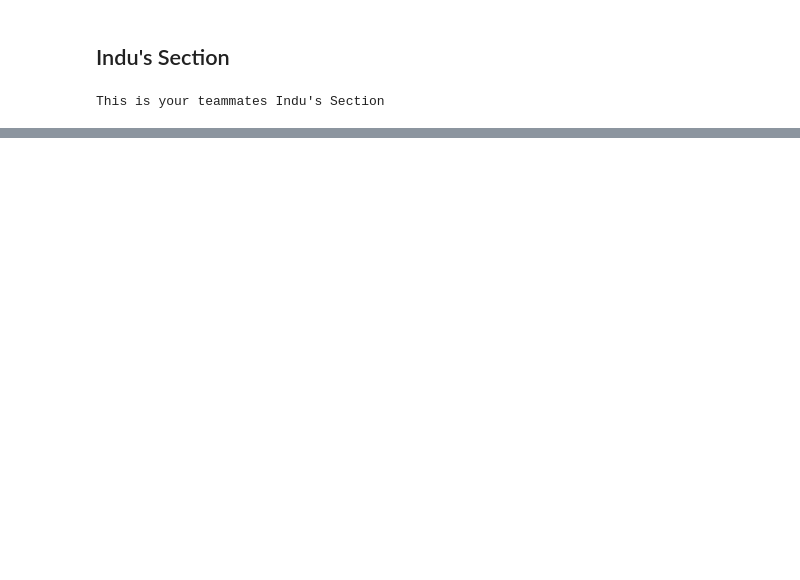
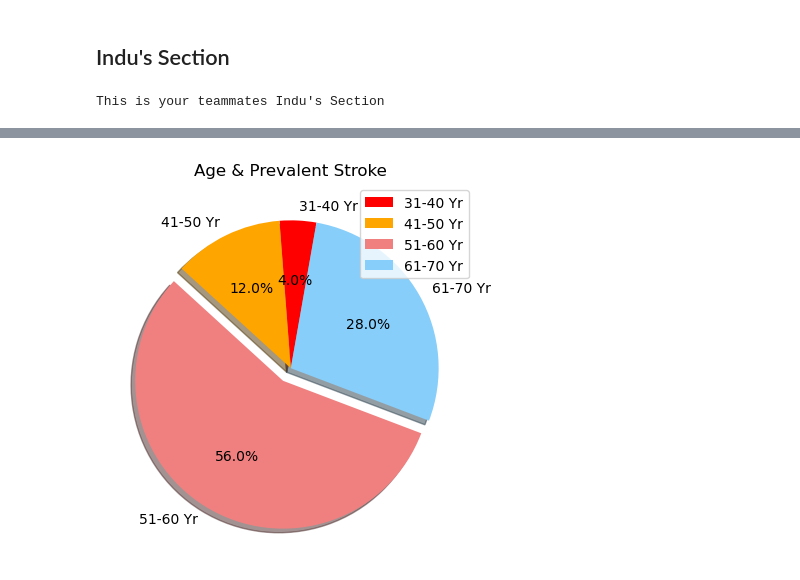
Before and after one commit to myhre062/heart-disease-analysis, a Jupyter notebook: heart-disease-data-analysis.ipynb, the cells around one changed output, grey strips where cells are left out. Saved outputs shown, nothing was run; the diff lists cells and outputs as text; code cells hidden in the pictures; blank space fills up the shorter version.

```diff
--- a/heart-disease-data-analysis.ipynb
+++ b/heart-disease-data-analysis.ipynb
@@ -217,0 +338,25 @@ This is your teammates Tianyue's Section
+# %%
+# pie chart for impact of age on Stroke
+# and TenYearCHD
+
+# Labels for the sections of our pie chart
+labels = ["31-40 Yr", "41-50 Yr", "51-60 Yr", "61-70 Yr"]
+
+# The values of each section of the pie chart
+sizes = age_group_df.prevalentStroke
+
+# The colors of each section of the pie chart
+colors = ["red", "orange", "lightcoral", "lightskyblue"]
+
+# Tells matplotlib to separate the "51-60 yr" section from the others
+explode = (0, 0, 0.1, 0)
+
+# Creates the pie chart based upon the values above
+# Automatically finds the percentages of each part of the pie chart
+plt.pie(sizes, explode=explode, labels=labels, colors=colors,
+        autopct="%1.1f%%", shadow=True, startangle=80)
+plt.title("Age & Prevalent Stroke")
+plt.legend()
+plt.show()
+# %% [output]
+[figure, added]
```
Also changed, not shown: parts of 17 cells of this notebook.
